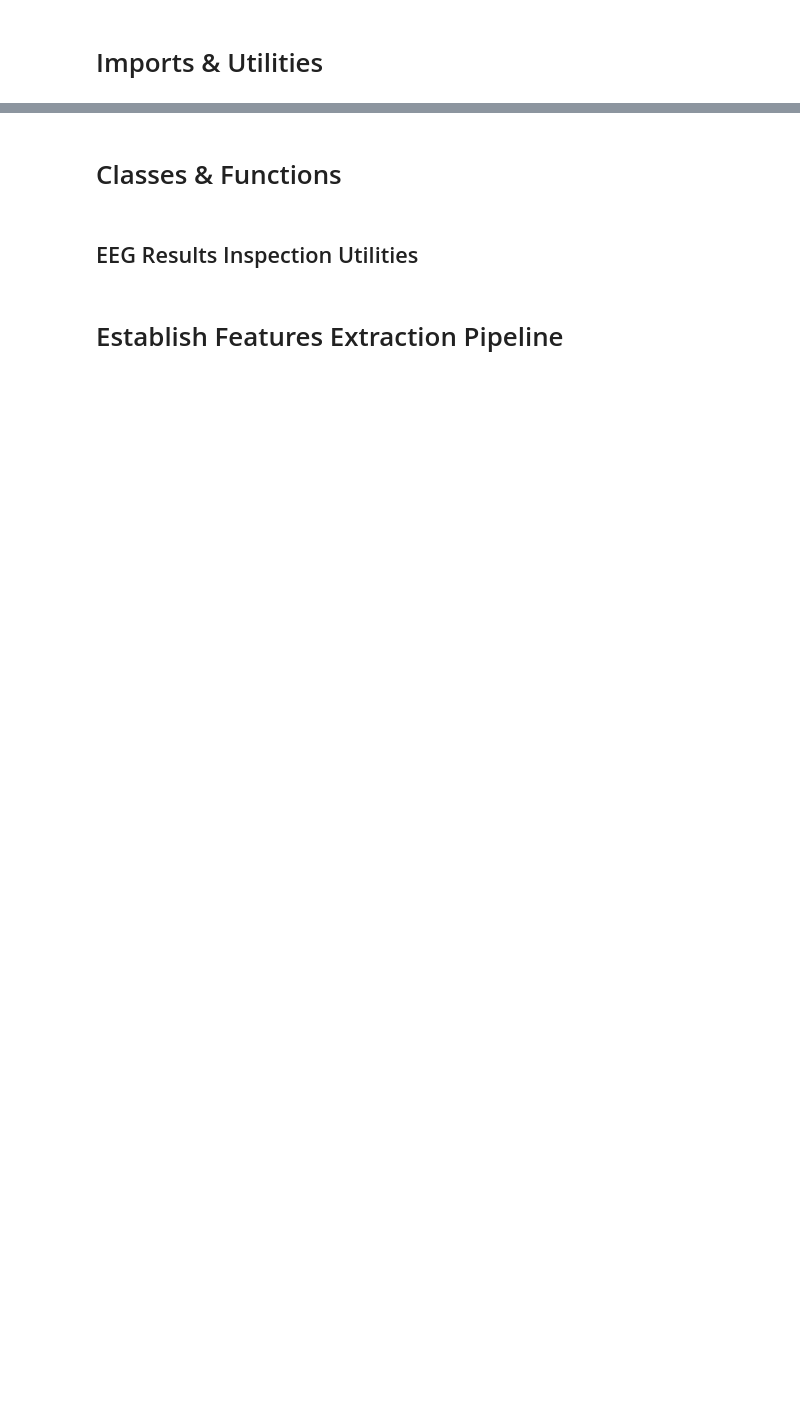
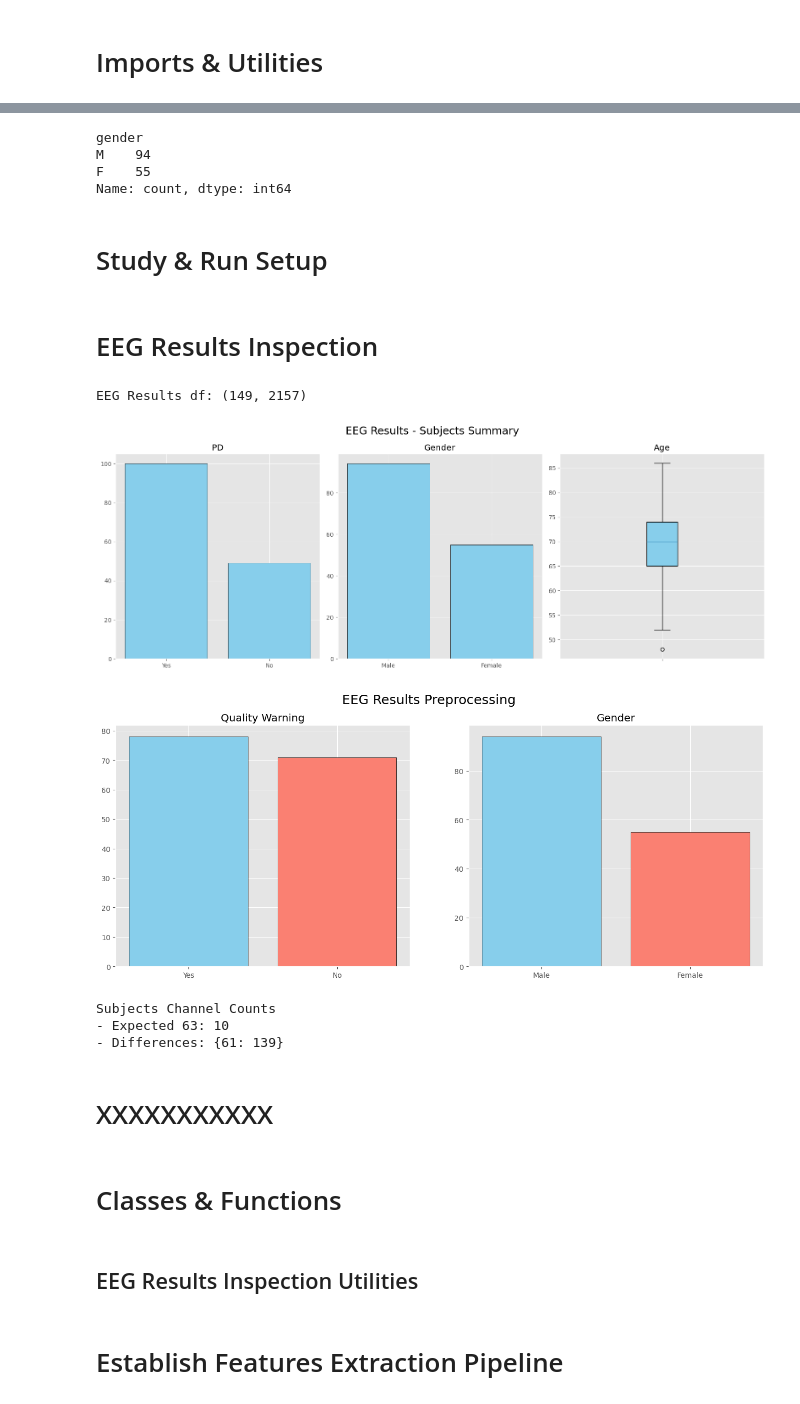
Before and after one commit to StuartG24/EEG_ML_Pipeline, a Jupyter notebook: Notebooks/2_Features_Extraction_Model_Training_v4.ipynb, the cells around one changed output, grey strips where cells are left out. Drawn from its saved outputs; the diff is of its cells as text; code cells hidden in the pictures; blank space fills up the shorter version.

```diff
--- a/Notebooks/2_Features_Extraction_Model_Training_v4.ipynb
+++ b/Notebooks/2_Features_Extraction_Model_Training_v4.ipynb
@@ -75,0 +121,35 @@ from sklearn.ensemble import RandomForestClassifier
+# %%
+# Plots for EEG Preprocessing Results
+def eeg_preprocess_results_plot(results_df):
+
+    fig, axes = plt.subplots(nrows=1, ncols=2, figsize=(16, 6))
+    fig.suptitle('EEG Results Preprocessing', fontsize=18)
+
+    # Quality Warning
+    counts = results_df['EEG_processing_quality_warning'].value_counts()
+    axes[0].set_title('Quality Warning')
+    # axes[0].set_xlabel('True / False')
+    # axes[0].set_ylabel('Count')
+    axes[0].bar(counts.index.astype(str), counts.values, color=['skyblue', 'salmon'], edgecolor='black')
+    axes[0].set_xticks(range(len(counts.index)))
+    axes[0].set_xticklabels(['Yes', 'No'])
+
+    # Temp
+    # Gender histogram
+    counts = results_df['gender'].value_counts()
+    axes[1].set_title('Gender')
+    # axes[1].set_xlabel('Gender')
+    # axes[1].set_ylabel('Count')
+    axes[1].bar(counts.index.astype(str), counts.values, color=['skyblue', 'skyblue'], edgecolor='black')
+    axes[1].set_xticks(range(len(counts.index)))
+    axes[1].set_xticklabels(['Male', 'Female'])
+# %%
+counts = eeg_results_superset_df['gender'].value_counts()
+print(counts)
+# %% [output]
+gender
+M    94
+F    55
+Name: count, dtype: int64
+# %% [markdown]
+# Study & Run Setup
@@ -75,0 +224,20 @@ from sklearn.ensemble import RandomForestClassifier
+# %% [markdown]
+# EEG Results Inspection
+# %%
+# Inspect the EEG Results Superset
+
+# Shape and key subject features, channels
+print(f'EEG Results df: {eeg_results_superset_df.shape}')
+subject_info_plot(eeg_results_superset_df)
+
+eeg_preprocess_results_plot(eeg_results_superset_df)
+# %% [output]
+EEG Results df: (149, 2157)
+[figure, added]
+[figure, added]
+# %%
+channels_check(eeg_results_superset_df)
+# %% [output]
+Subjects Channel Counts
+- Expected 63: 10
+- Differences: {61: 139}
@@ -76,3 +246,5 @@ from sklearn.ensemble import RandomForestClassifier
+# %% [markdown]
+# XXXXXXXXXXX
 # %% [markdown]
 # Classes & Functions
 # %% [markdown]
```
Also changed, not shown: parts of 11 cells of this notebook, 14 other files.
